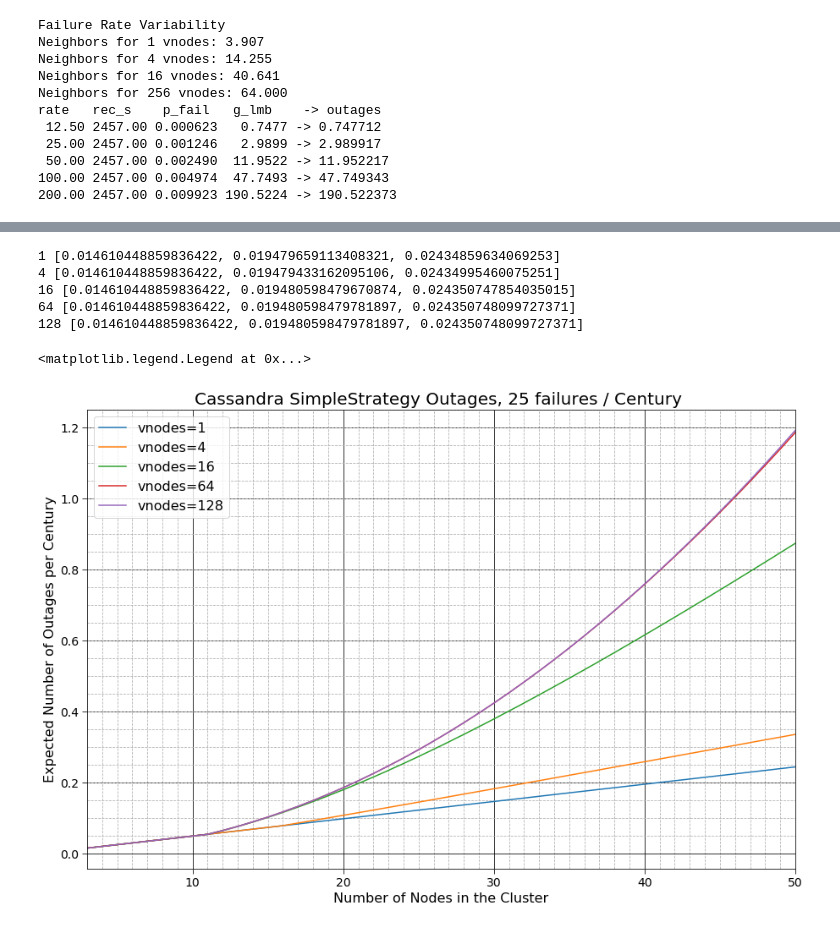
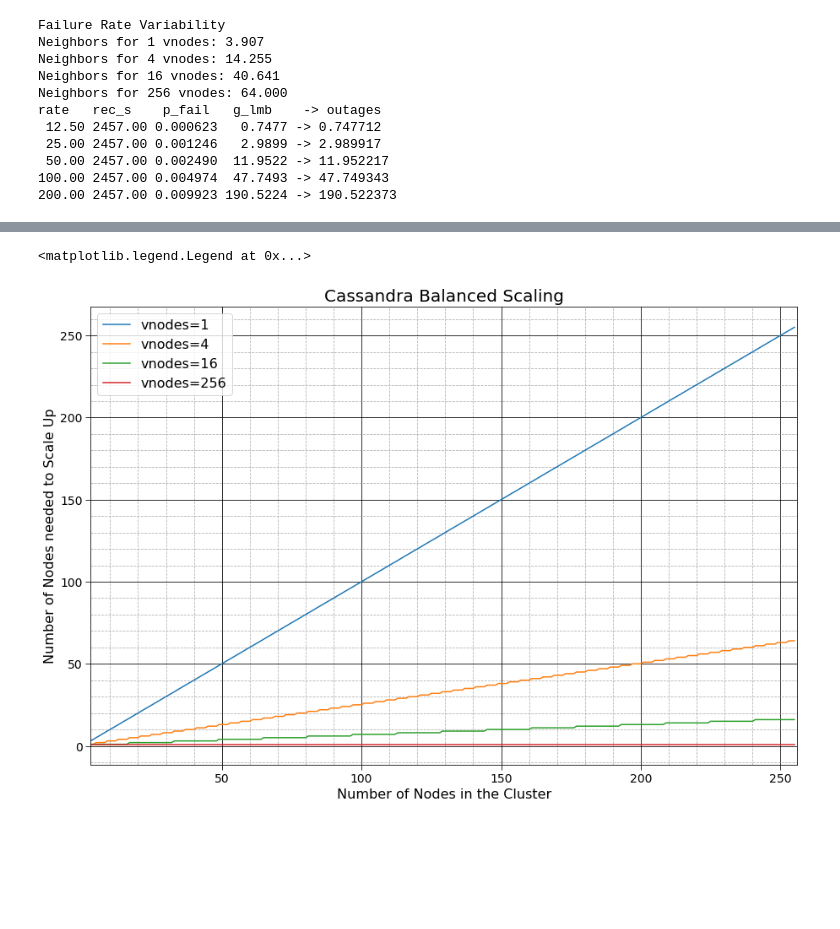
Before and after one commit to jolynch/performance-analysis, a Jupyter notebook: notebooks/cassandra_availability/cassandra_availability.ipynb, the cells around one changed output, grey strips where cells are left out. Saved outputs shown, nothing was run; the diff lists cells and outputs as text; code cells hidden in the pictures; blank space fills up the shorter version.

```diff
--- a/notebooks/cassandra_availability/cassandra_availability.ipynb
+++ b/notebooks/cassandra_availability/cassandra_availability.ipynb
@@ -6,6 +6,7 @@ import numpy as np
 import matplotlib.pyplot as plt
 import matplotlib.patches as mpatches
 from scipy.stats import poisson
+from scipy.stats import expon
 
 %matplotlib inline
 
@@ -80,7 +81,10 @@ def outage_stats(vnodes, failure_rate_per_century, num_nodes, rf, bw_in, bw_out,
         recovery_s, neighbors, failure_rate_per_century / century_seconds)
 
     lmb = global_rate(failure_rate_per_century, num_nodes, p_failure)
-    return (poisson.mean(lmb), poisson.interval(0.50, lmb), poisson.median(lmb))
+    return (
+        poisson.mean(lmb), poisson.interval(0.50, lmb), poisson.median(lmb),
+        expon.mean(scale=1/lmb), expon.interval(0.50, scale=1/lmb)
+    )
 
 # Returns outages _per century_
 def compute_outage(vnodes, failure_rate_per_century, num_nodes, rf, bw_in, bw_out, strategy='rack'):
@@ -242,32 +313,25 @@ plt.legend(fontsize=16)
 # %%
-# Hold failures constant, vary size of cluster
+# Observe impact of vnodes on Scale Up Balancing
 plt.figure(figsize=(15,10))
-plt.title(
-    "Cassandra SimpleStrategy Outages, {0} failures / Century ".format(
-        arate), fontsize=20)
-plt.ylabel("Expected Number of Outages per Century", fontsize=16)
+plt.title("Cassandra Balanced Scaling",fontsize=20)
+plt.ylabel("Number of Nodes needed to Scale Up", fontsize=16)
 plt.xlabel("Number of Nodes in the Cluster", fontsize=16)
 plt.gca().grid(True, which='major', linestyle='-', color='k')
 plt.gca().grid(True, which='minor', linestyle='--')
-plt.gca().yaxis.set_minor_locator(matplotlib.ticker.AutoMinorLocator(4))
-plt.gca().xaxis.set_minor_locator(matplotlib.ticker.AutoMinorLocator(10))
+plt.gca().yaxis.set_minor_locator(matplotlib.ticker.AutoMinorLocator(5))
+plt.gca().xaxis.set_minor_locator(matplotlib.ticker.AutoMinorLocator(5))
 plt.tick_params(axis='both', which='major', labelsize=14, length=6)
 plt.tick_params(axis='both', which='minor', length=0)
 
-num_vnodes = (1, 4, 16, 64, 128)
-num_nodes = range(3, 51)
+num_vnodes = (1, 4, 16, 256)
+num_nodes = range(3, 256)
 for v in num_vnodes:
-    outages = [compute_outage(v, arate, n, rf, bw_in, bw_out, 'simple') for n in num_nodes]
-    print(v, outages[:3])
-    plt.plot(num_nodes, outages, label="vnodes={0}".format(v))
+    scale_up = [math.ceil(float(n) / v) for n in num_nodes]
+    plt.plot(num_nodes, scale_up, label="vnodes={0}".format(v))
 
-plt.xlim(3, 50)
+plt.xlim(3, 256)
+
 plt.legend(fontsize=16)
 # %% [output]
-1 [0.014610448859836422, 0.019479659113408321, 0.02434859634069253]
-4 [0.014610448859836422, 0.019479433162095106, 0.02434995460075251]
-16 [0.014610448859836422, 0.019480598479670874, 0.024350747854035015]
-64 [0.014610448859836422, 0.019480598479781897, 0.024350748099727371]
-128 [0.014610448859836422, 0.019480598479781897, 0.024350748099727371]
+<matplotlib.legend.Legend at 0x...>
-<matplotlib.legend.Legend at 0x...>
-[figure, old version]
+[figure, new version]
```
Also changed, not shown: parts of 5 cells of this notebook, 5 other files.
